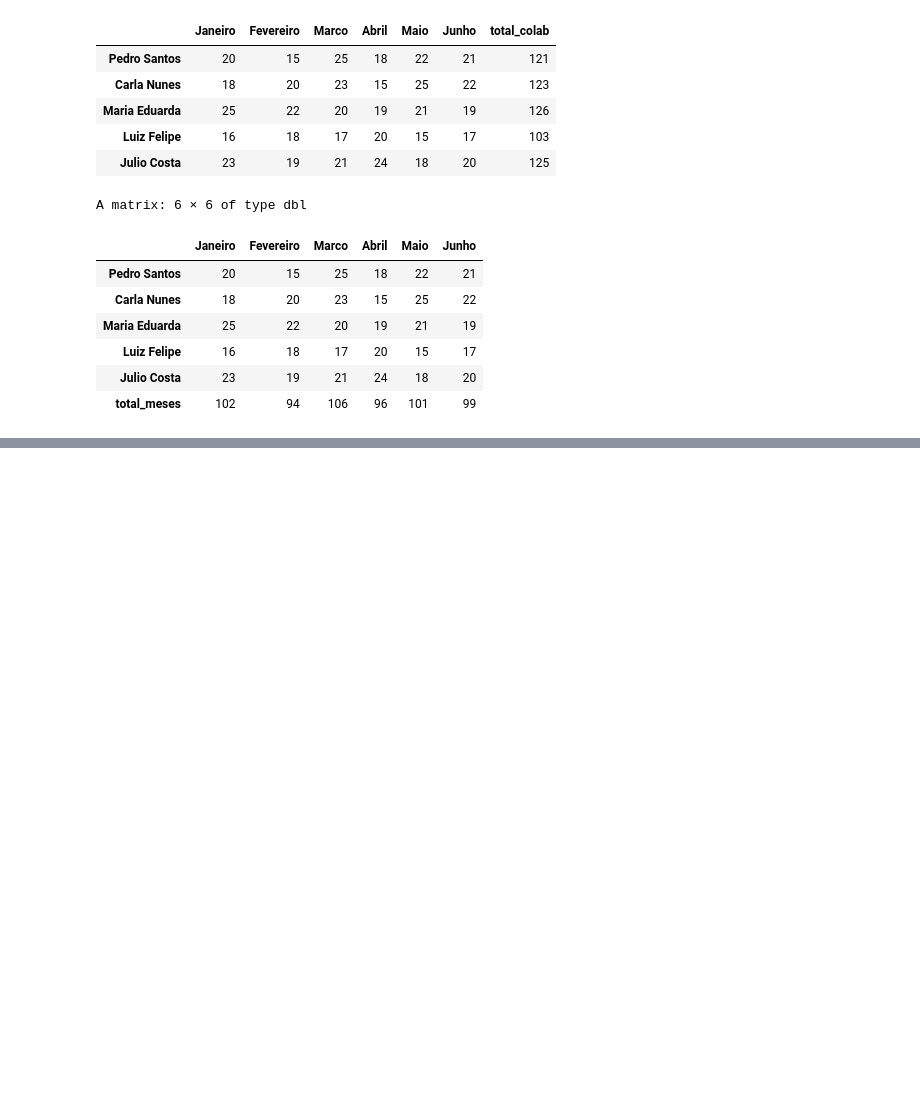
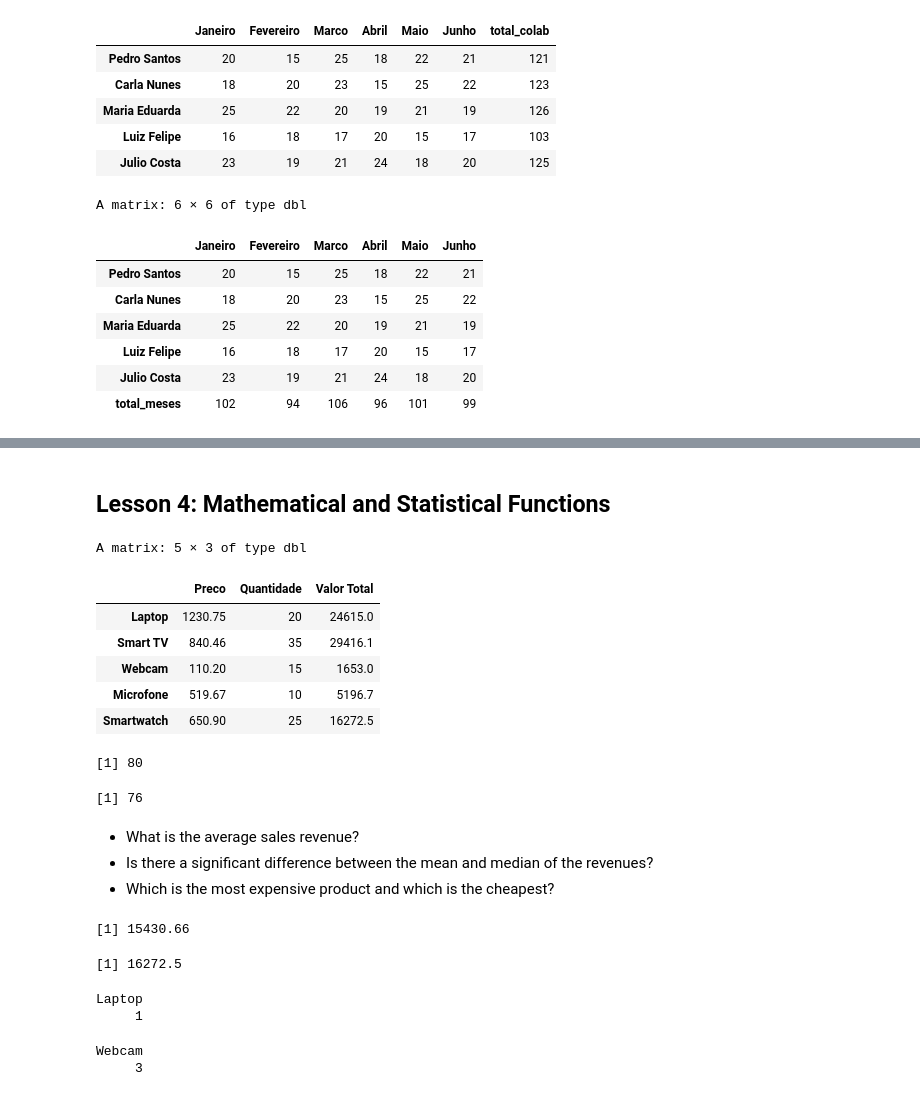
Before and after one commit to janainacazuza/Code, a Jupyter notebook: R/Courses/DS_with_R/01_knowing_R.ipynb, the cells around one changed output, grey strips where cells are left out. Saved outputs shown, nothing was run; the diff lists cells and outputs as text; code cells hidden in the pictures; blank space fills up the shorter version.

```diff
--- a/R/Courses/DS_with_R/01_knowing_R.ipynb
+++ b/R/Courses/DS_with_R/01_knowing_R.ipynb
@@ -138,0 +261,58 @@ A matrix: 6 × 6 of type dbl
+# %% [markdown]
+## Lesson 4: Mathematical and Statistical Functions
+# %%
+dados_vendas <- matrix(c(
+  1230.75, 20, 24615,
+  840.46, 35, 29416.10,
+  110.20, 15, 1653,
+  519.67, 10, 5196.70,
+  650.90, 25, 16272.50
+
+), ncol = 3, byrow = TRUE)
+
+colnames(dados_vendas) <- c("Preco", "Quantidade", "Valor Total")
+rownames (dados_vendas) <- c("Laptop", "Smart TV", "Webcam", "Microfone", "Smartwatch")
+
+dados_vendas
+# %% [output]
+A matrix: 5 × 3 of type dbl
+|  | Preco | Quantidade | Valor Total |
+| Laptop | 1230.75 | 20 | 24615.0 |
+| Smart TV | 840.46 | 35 | 29416.1 |
+| Webcam | 110.20 | 15 | 1653.0 |
+| Microfone | 519.67 | 10 | 5196.7 |
+| Smartwatch | 650.90 | 25 | 16272.5 |
+# %%
+dados_filtados <- dados_vendas [dados_vendas[, 1]> 600,]
+
+qtd_filtrado <- sum(dados_filtados[, 2])
+
+qtd_filtrado
+# %% [output]
+[1] 80
+# %%
+qtd_total <- sum(dados_vendas[, 2])
+
+resultado_porcentagem <- (qtd_filtrado / qtd_total) * 100
+
+round(resultado_porcentagem)
+# %% [output]
+[1] 76
+# %% [markdown]
+* What is the average sales revenue?
+* Is there a significant difference between the mean and median of the revenues?
+* Which is the most expensive product and which is the cheapest?
+# %%
+mean(dados_vendas[, 3])
+median(dados_vendas[, 3])
+# %% [output]
+[1] 15430.66
+[1] 16272.5
+# %%
+which.max(dados_vendas[, 1])
+which.min(dados_vendas[, 1])
+# %% [output]
+Laptop
+     1
+Webcam
+     3
```
Also changed, not shown: parts of 27 cells of this notebook, 12 other files.
